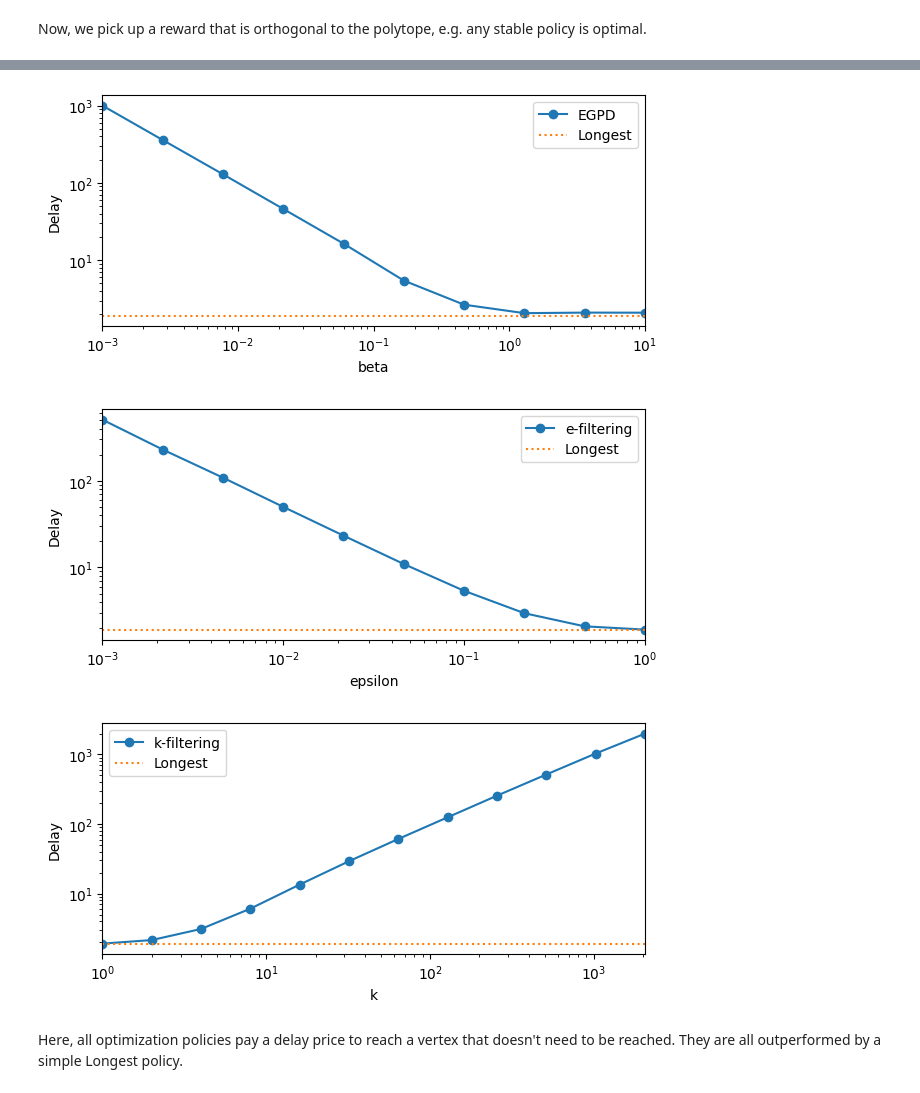
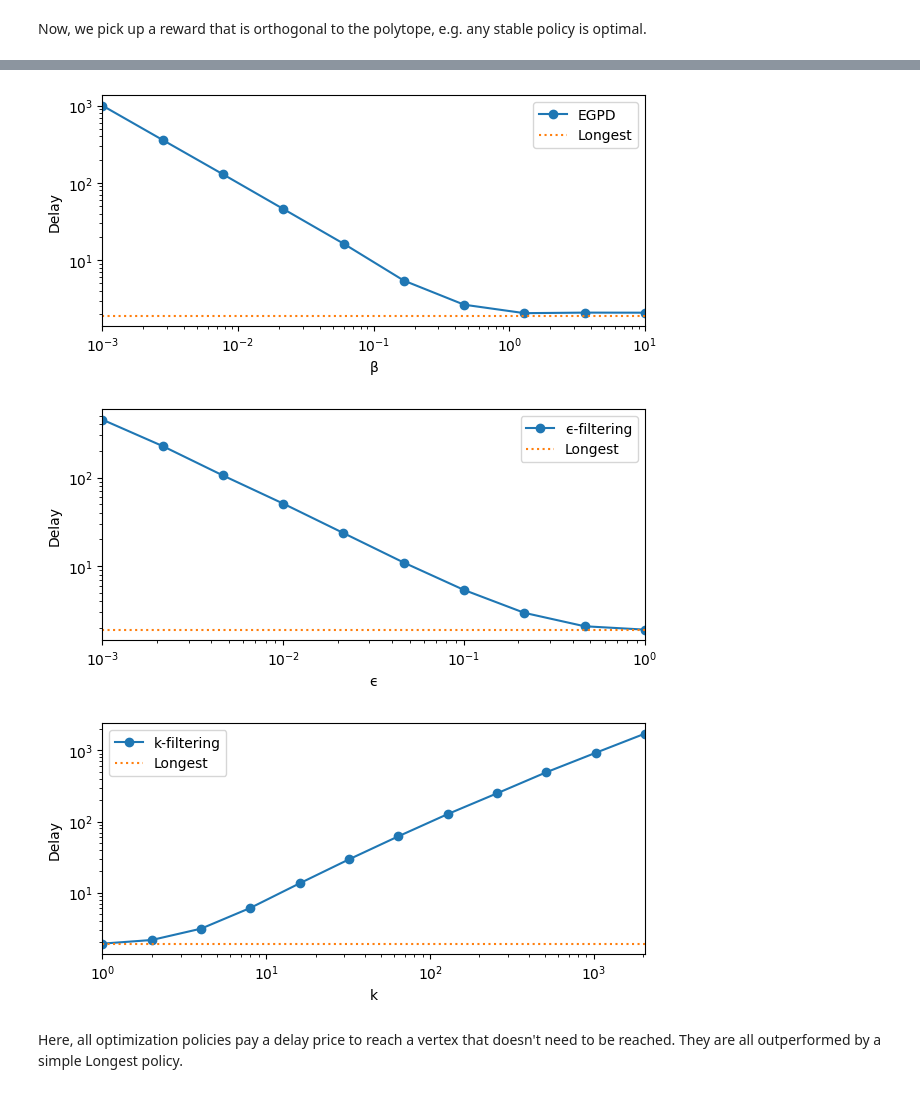
Before and after one commit to balouf/stochastic_matching, a Jupyter notebook: docs/tutorials/vertex_simulation.ipynb, the cells around one changed output, grey strips where cells are left out. Saved outputs shown, nothing was run; the diff lists cells and outputs as text; code cells hidden in the pictures.

```diff
--- a/docs/tutorials/vertex_simulation.ipynb
+++ b/docs/tutorials/vertex_simulation.ipynb
@@ -85,7 +79,8 @@ diamond.optimize_rates(rewards)
 # %% [output]
 array([2., 0., 1., 0., 2.])
 # %%
-res = evaluate(make_xps(diamond, rewards), pool=p)
+with Pool() as p:
+    res = evaluate(make_xps(diamond, rewards), pool=p, cache_name='diamond_gentle')
 # %%
 for k, v in res.items():
     plt.loglog(np.abs(v['regret']), np.abs(v['delay']), marker='o', label=k)
@@ -107,7 +102,8 @@ diamond.optimize_rates(rewards)
 # %% [output]
 array([2., 0., 1., 0., 2.])
 # %%
-res = evaluate(make_xps(diamond, rewards), pool=p)
+with Pool() as p:
+    res = evaluate(make_xps(diamond, rewards), pool=p, cache_name='diamond_adversarial')
 # %%
 for k, v in res.items():
     plt.loglog(v['regret'], v['delay'], marker='o', label=k)
@@ -135,30 +131,29 @@ rewards @ diamond.vertices[1]['edge_coordinates']
 # %%
-base = {'model': diamond, 'n_steps': n_steps, 'rewards': rewards, 'max_queue': 50000}
-res = evaluate([
-VariableParameter(name='k-filtering', simulator='longest', forbidden_edges=[0, 4],
-                        key='k', values=k_range, **base),
-VariableParameter(name='e-filtering', simulator='e_filtering', forbidden_edges=[0, 4],
-                        key='epsilon', values=e_range, **base),
-VariableParameter(name='Longest', simulator='longest',
-                        key='k', values=[10000], **base),
-VariableParameter(name='EGPD', simulator='virtual_queue',
-                        key='beta', values=b_range, **base)], pool=p)
+base = {'model': diamond, 'n_steps': n_steps, 'rewards': rewards, 'max_queue': 50000, 'seed': 42}
+xp = sum([
+XP(name='k-filtering', simulator='longest', forbidden_edges=[0, 4], iterator=k_range, **base),
+XP(name='ϵ-filtering', simulator='e_filtering', forbidden_edges=[0, 4], iterator=e_range, **base),
+XP(name='Longest', simulator='longest', **base),
+XP(name='EGPD', simulator='virtual_queue', iterator=b_range, **base)])
+# %%
+with Pool() as p:
+    res = evaluate(xp, pool=p, cache_name='diamond_edge')
 # %%
-for pol, key in [('EGPD', 'beta'), ('e-filtering','epsilon'), ('k-filtering', 'k')]:
+for pol, key in [('EGPD', 'β'), ('ϵ-filtering','ϵ'), ('k-filtering', 'k')]:
     x = res[pol][key]
     y = res[pol]['delay']
-    yref = res['Longest']['delay'][0]
+    yref = res['Longest']['delay']
     plt.loglog(x, y, marker='o', label=pol)
     plt.loglog([min(x), max(x)], [yref, yref], ':', label='Longest')
     plt.xlim([min(x), max(x)])
     plt.xlabel(key)
     plt.ylabel('Delay')
     plt.legend()
     plt.show()
 # %% [output]
-[figure, old version]
+[figure, new version]
-[figure, old version]
+[figure, new version]
-[figure, old version]
+[figure, new version]
 # %% [markdown]
 Here, all optimization policies pay a delay price to reach a vertex that doesn't need to be reached. They are all outperformed by a simple Longest policy.
 # %% [markdown]
```
Also changed, not shown: parts of 30 cells of this notebook, 8 other files.
